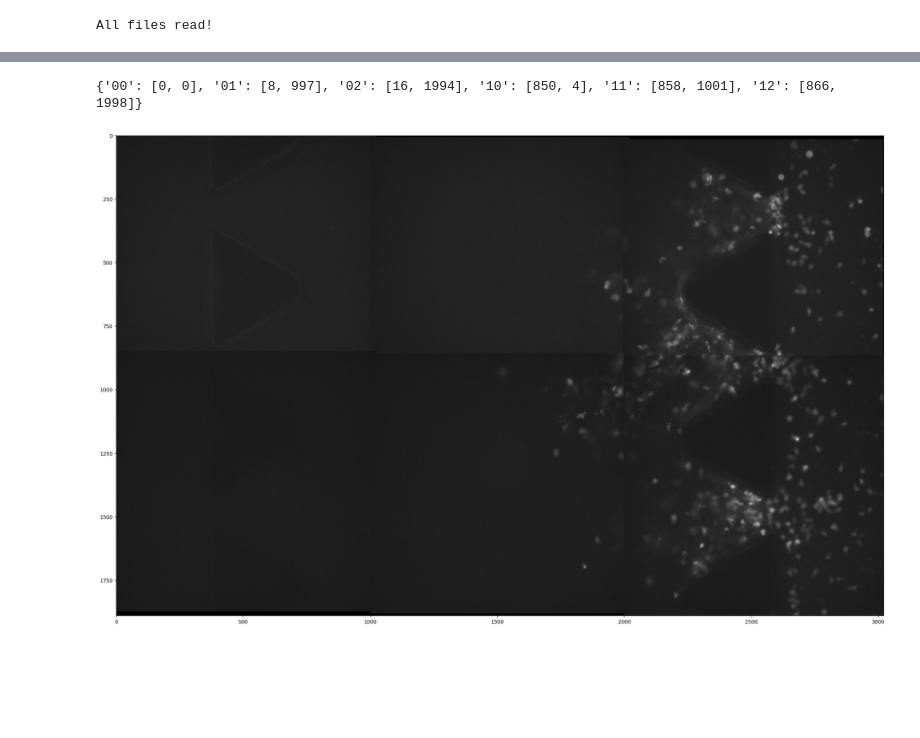
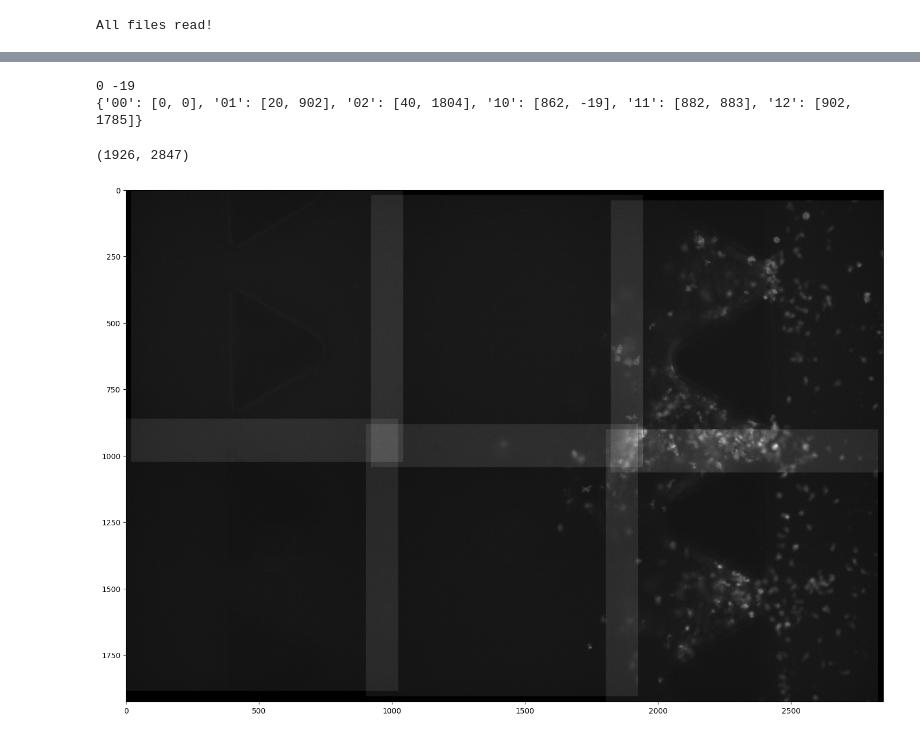
Before and after one commit to pcanaleta/tanalysis, a Jupyter notebook: image_comp_test.ipynb, the cells around one changed output, grey strips where cells are left out. Saved outputs shown, nothing was run; the diff lists cells and outputs as text; code cells hidden in the pictures; blank space fills up the shorter version.

Commit message:
Update image stitching

```diff
--- a/image_comp_test.ipynb
+++ b/image_comp_test.ipynb
@@ -18,6 +17,7 @@ grid = {}
 eq_grid = {}
 nrow = 0
 ncol = 0
+z = 8
 
 for pos, tile in zip(positions, timestamp):
     #Recorder of number of rows and cols
@@ -33,5 +33,10 @@ for pos, tile in zip(positions, timestamp):
 fig, ax = plt.subplots(2,3)
 for row in range(0,2):
     for col in range(0,3):
-        ax[row, col].imshow(grid[f'{row}{col}'][5], cmap='gray')
+        ax[row, col].imshow(grid[f'{row}{col}'][z], cmap='gray')
+
+fig2, ax2 = plt.subplots(2,3)
+for row in range(0,2):
+    for col in range(0,3):
+        ax2[row, col].imshow(eq_grid[f'{row}{col}'][z], cmap='gray')
 # %% [output]
@@ -89,24 +94,41 @@ print(dr,rr,dc,rc)
 # %%
-abs_translations = translations
+abs_translations = {}
+minr = 0
+minc = 0
 for row in np.arange(nrow):
     for col in np.arange(ncol):
-        abs_translations[f'{row}{col}'] = [int(row*(dr+rr)+col*rr), int(row*rc+col*(dc+rc))]
+        abs_translations[f'{row}{col}'] = [int(row*(drow+rr)+col*rr), int(row*rc+col*(dcol+rc))]
+        minr_ = abs_translations[f'{row}{col}'][0]
+        minc_ = abs_translations[f'{row}{col}'][1]
+        if minr_<minr:
+            minr=minr_
+        if minc_<minc:
+            minc=minc_
+print(minr, minc)
 print(abs_translations)
 # %% [output]
-{'00': [0, 0], '01': [8, 997], '02': [16, 1994], '10': [850, 4], '11': [858, 1001], '12': [866, 1998]}
+0 -19
+{'00': [0, 0], '01': [20, 902], '02': [40, 1804], '10': [862, -19], '11': [882, 883], '12': [902, 1785]}
 # %%
-result = np.zeros((866+1024, 1998+1024))
+H,W = np.shape(grid['00'][0])
+Hmax,Wmax = abs_translations[f'{nrow-1}{ncol-1}']
+rerr = abs(minr)
+cerr = abs(minc)
+result = np.zeros((Hmax+H+2*rerr, Wmax+W+2*cerr))
+print(result.shape)
 z=7
 
 for trans in abs_translations:
-    srow,scol = abs_translations[trans]
-    erow = srow+1024
-    ecol = scol+1024
-    result[srow:erow,scol:ecol] = grid[trans][z]
+    srow = abs_translations[trans][0] + rerr
+    scol = abs_translations[trans][1] + cerr
+    erow = srow+H
+    ecol = scol+W
+    result[srow:erow,scol:ecol] = result[srow:erow,scol:ecol]+grid[trans][z]
 
 
-plt.figure(figsize=(27,48))
+plt.figure(figsize=(18,32))
 plt.imshow(result, cmap='gray')
 plt.show()
 # %% [output]
+(1926, 2847)
-[figure, old version]
+[figure, new version]
```
Also changed, not shown: parts of 5 cells of this notebook.
